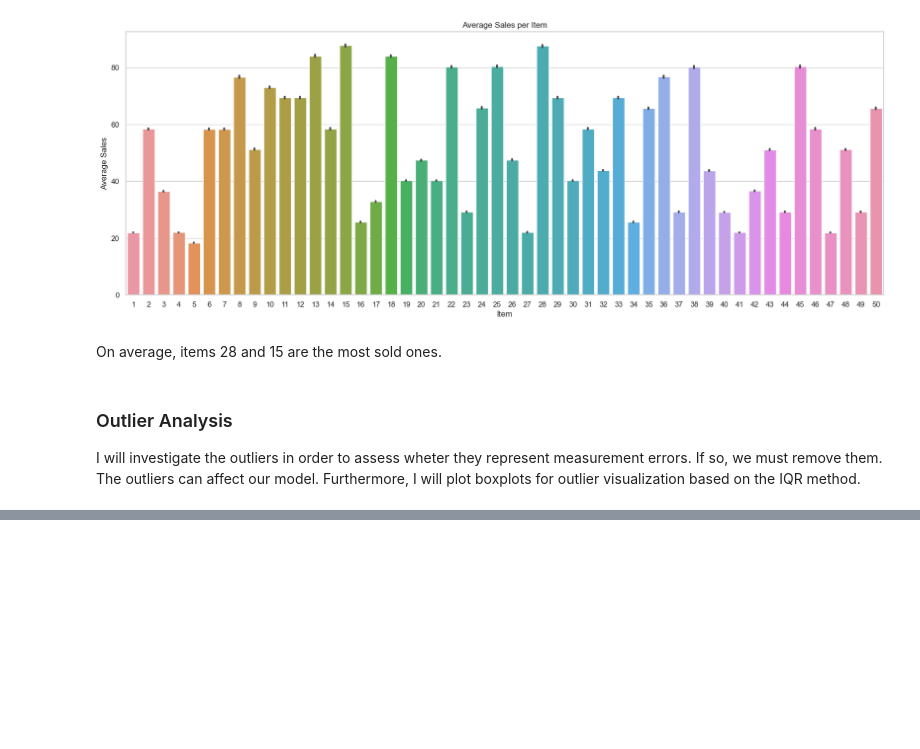
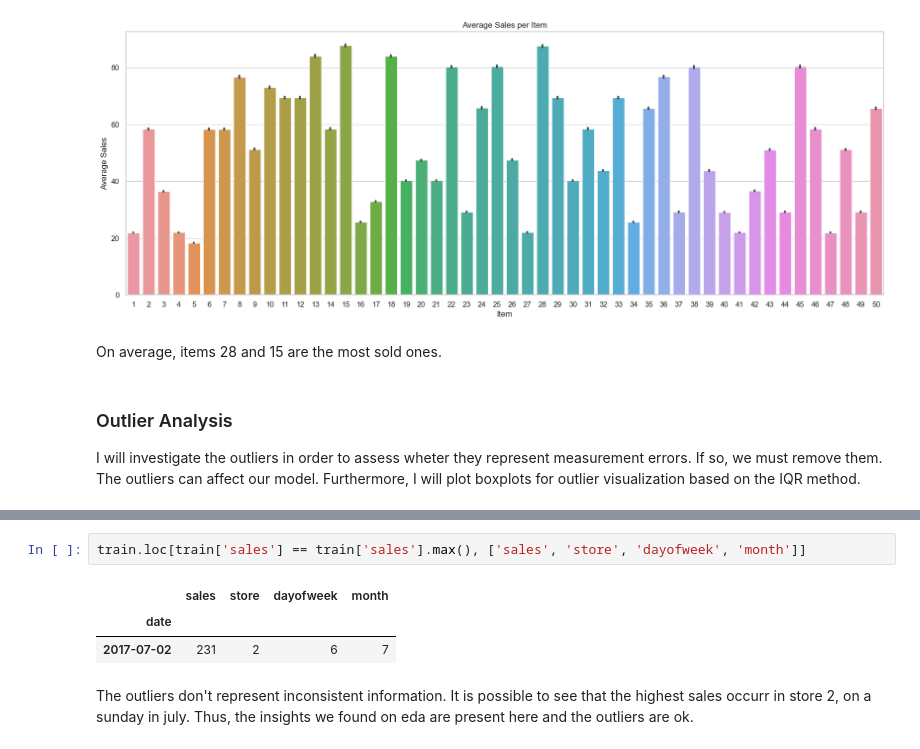
Before and after one commit to allmeidaapedro/Store-Item-Demand-Forecasting, a Jupyter notebook: notebooks/eda.ipynb, the cells around one changed output, grey strips where cells are left out. Drawn from its saved outputs; the diff is of its cells as text; blank space fills up the shorter version.

```diff
--- a/notebooks/eda.ipynb
+++ b/notebooks/eda.ipynb
@@ -421,0 +475,8 @@ I will investigate the outliers in order to assess wheter they represent measure
+# %%
+train.loc[train['sales'] == train['sales'].max(), ['sales', 'store', 'dayofweek', 'month']]
+# %% [output]
+|  | sales | store | dayofweek | month |
+| date |  |  |  |  |
+| 2017-07-02 | 231 | 2 | 6 | 7 |
+# %% [markdown]
+The outliers don't represent inconsistent information. It is possible to see that the highest sales occurr in store 2, on a sunday in july. Thus, the insights we found on eda are present here and the outliers are ok.
```
Also changed, not shown: parts of 15 cells of this notebook, 1 other file.
